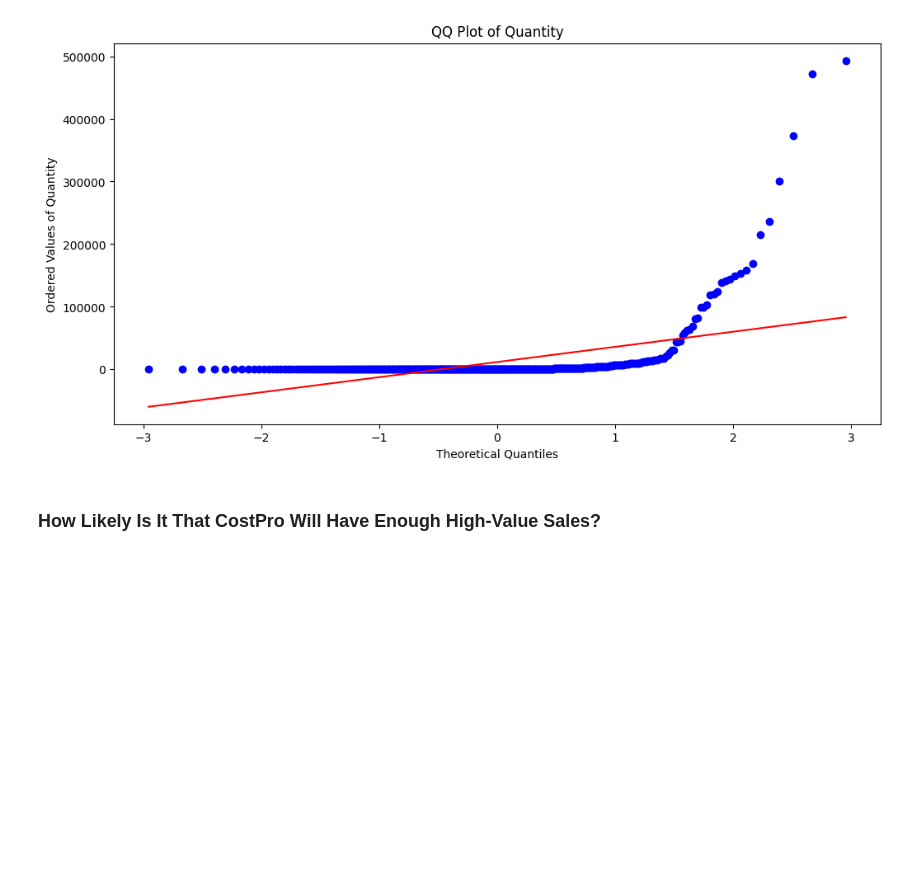
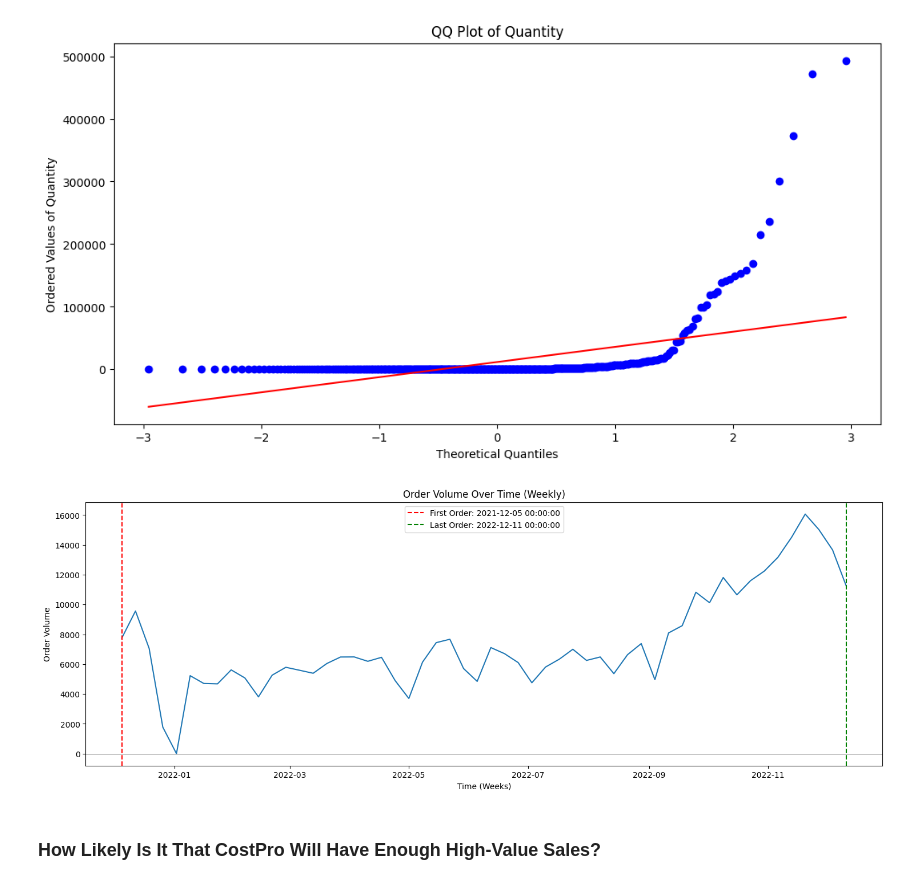
Before and after one commit to ReadyPlayerEmma/applied-statistics-learnings, a Jupyter notebook: Student_Week_2_CostPro_Customer_Behavior.ipynb, the cells around one changed output. Saved outputs shown, nothing was run; the diff lists cells and outputs as text; code cells hidden in the pictures; blank space fills up the shorter version.

```diff
--- a/Student_Week_2_CostPro_Customer_Behavior.ipynb
+++ b/Student_Week_2_CostPro_Customer_Behavior.ipynb
@@ -354,6 +354,37 @@ def qq_plot(column: str, data: pd.DataFrame):
 qq_plot('Quantity', orders_per_price)
 # %% [output]
 [figure]
+# %%
+# I want to understand if the data is contigious so that I can
+# make sure there are not gaps that could cause problems.
+
+import matplotlib.pyplot as plt
+
+# Group the data by weeks and count the number of orders
+order_volume_weekly = data.groupby(pd.Grouper(key='InvoiceDate', freq='W')).size().reset_index(name='OrderVolume')
+
+# Create the plot
+plt.figure(figsize=(18, 6))
+plt.plot(order_volume_weekly['InvoiceDate'], order_volume_weekly['OrderVolume'])
+
+# Add vertical lines at the first and last order points
+first_order_date = order_volume_weekly['InvoiceDate'].iloc[0]
+last_order_date = order_volume_weekly['InvoiceDate'].iloc[-1]
+plt.axvline(first_order_date, color='r', linestyle='--', label=f'First Order: {first_order_date}')
+plt.axvline(last_order_date, color='g', linestyle='--', label=f'Last Order: {last_order_date}')
+
+# Add a horizontal line at y=0
+plt.axhline(0, color='black', linestyle='-', linewidth=0.5)
+
+# Additional plot settings
+plt.xlabel('Time (Weeks)')
+plt.ylabel('Order Volume')
+plt.title('Order Volume Over Time (Weekly)')
+plt.legend()
+
+plt.show()
+# %% [output]
+[figure, added]
 # %% [markdown]
 ### How Likely Is It That CostPro Will Have Enough High-Value Sales?
 # %% [markdown]
```
Also changed, not shown: parts of 4 cells of this notebook.
